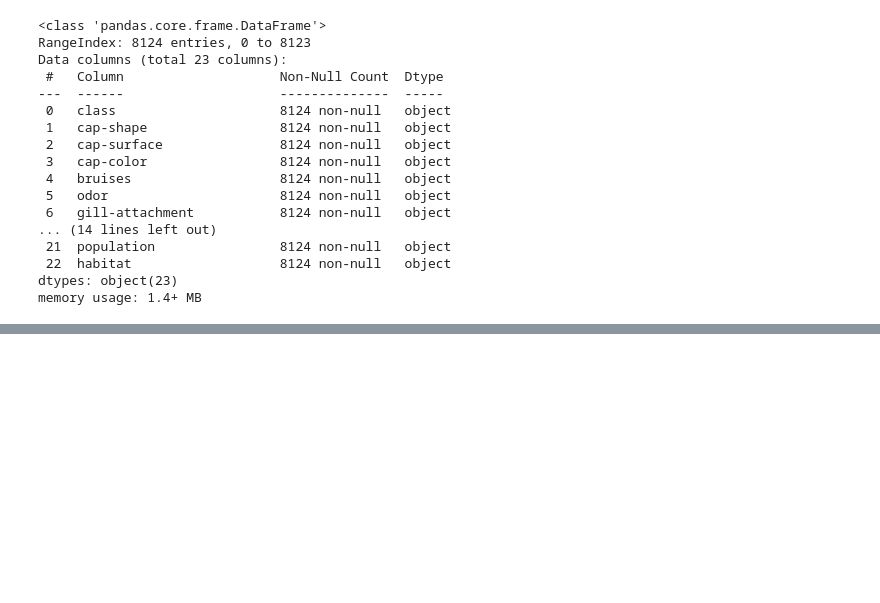
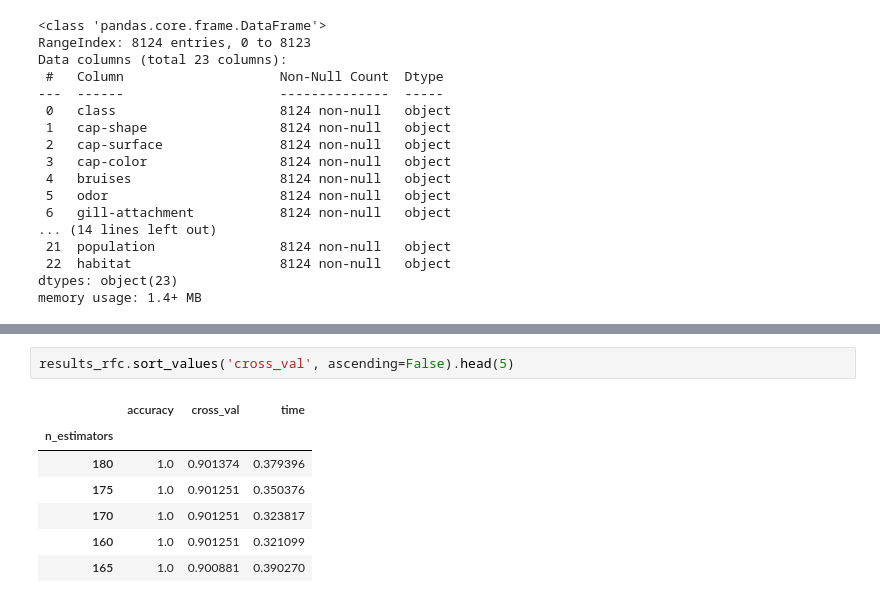
Before and after one commit to grrrml/personal-projects, a Jupyter notebook: mushroom-classification/mushroom-classification.ipynb, the cells around one changed output, grey strips where cells are left out. Drawn from its saved outputs; the diff is of its cells as text; blank space fills up the shorter version.

```diff
--- a/mushroom-classification/mushroom-classification.ipynb
+++ b/mushroom-classification/mushroom-classification.ipynb
@@ -105,0 +171,10 @@ memory usage: 1.4+ MB
+# %%
+results_rfc.sort_values('cross_val', ascending=False).head(5)
+# %% [output]
+|  | accuracy | cross_val | time |
+| n_estimators |  |  |  |
+| 180 | 1.0 | 0.901374 | 0.379396 |
+| 175 | 1.0 | 0.901251 | 0.350376 |
+| 170 | 1.0 | 0.901251 | 0.323817 |
+| 160 | 1.0 | 0.901251 | 0.321099 |
+| 165 | 1.0 | 0.900881 | 0.390270 |
```
Also changed, not shown: parts of 21 cells of this notebook.
